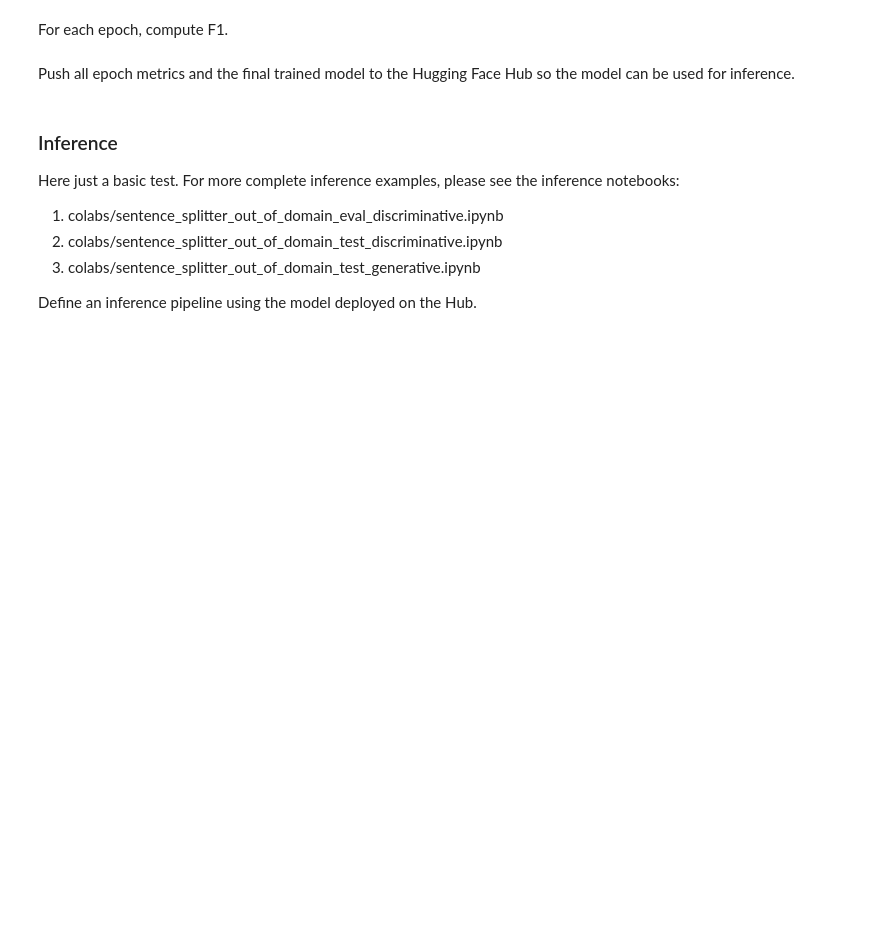
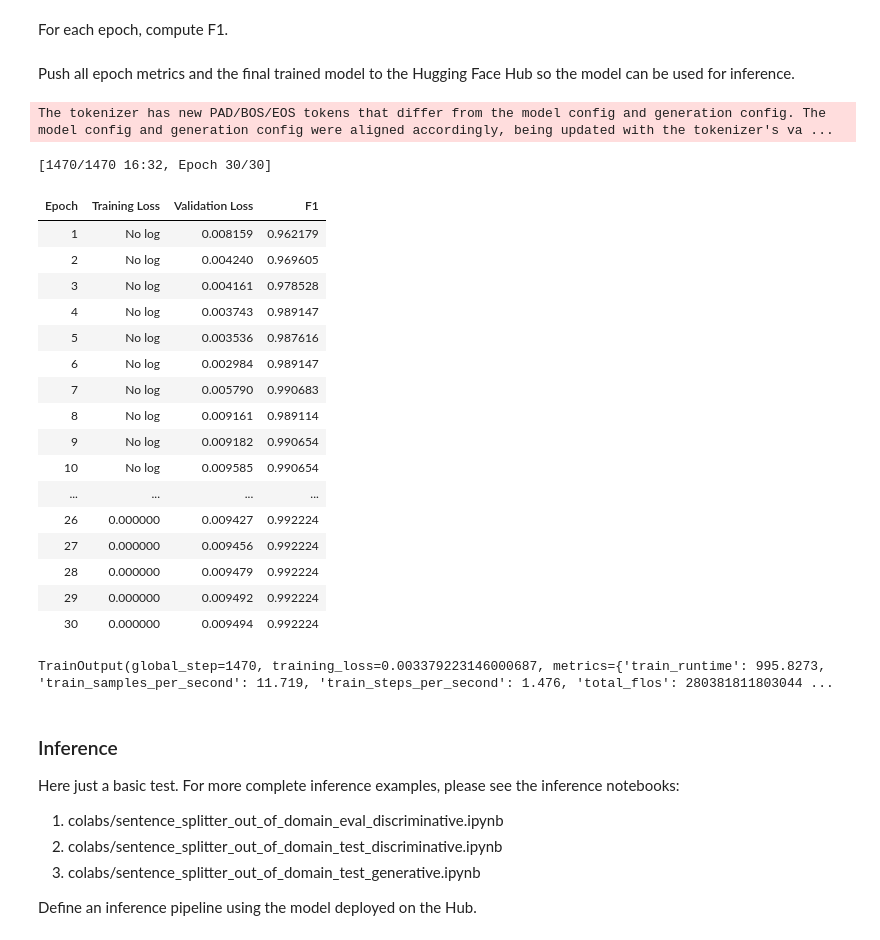
Before and after one commit to fax4ever/nlp-projects, a Jupyter notebook: sentence_splitter/colabs/sentence_splitter_discriminative_training.ipynb, the cells around one changed output. Cells and saved outputs as stored; diff of their text form; code cells hidden in the pictures; blank space fills up the shorter version.

Commit message:
Gen training run (last!)

```diff
--- a/sentence_splitter/colabs/sentence_splitter_discriminative_training.ipynb
+++ b/sentence_splitter/colabs/sentence_splitter_discriminative_training.ipynb
@@ -253,17 +279,38 @@ Push all epoch metrics and the final trained model to the Hugging Face Hub so th
 # %%
 data_collator = DataCollatorForTokenClassification(tokenizer)
 
 trainer = WeightedTrainer(
     model=model,
     args=training_arguments,
     train_dataset=tokenized_dataset_dict["train"],
     eval_dataset=tokenized_dataset_dict["validation"],
     data_collator=data_collator,
     compute_metrics=compute_metrics,
     processing_class=tokenizer,
 )
 trainer.train()
-trainer.push_to_hub(commit_message="Training complete", token=os.environ['HF_TOKEN'])
+# trainer.push_to_hub(commit_message="Training complete", token=os.environ['HF_TOKEN'])
+# %% [output]
+The tokenizer has new PAD/BOS/EOS tokens that differ from the model config and generation config. The model config and generation config were aligned accordingly, being updated with the tokenizer's va ...
+[1470/1470 16:32, Epoch 30/30]
+| Epoch | Training Loss | Validation Loss | F1 |
+| 1 | No log | 0.008159 | 0.962179 |
+| 2 | No log | 0.004240 | 0.969605 |
+| 3 | No log | 0.004161 | 0.978528 |
+| 4 | No log | 0.003743 | 0.989147 |
+| 5 | No log | 0.003536 | 0.987616 |
+| 6 | No log | 0.002984 | 0.989147 |
+| 7 | No log | 0.005790 | 0.990683 |
+| 8 | No log | 0.009161 | 0.989114 |
+| 9 | No log | 0.009182 | 0.990654 |
+| 10 | No log | 0.009585 | 0.990654 |
+| ... | ... | ... | ... |
+| 26 | 0.000000 | 0.009427 | 0.992224 |
+| 27 | 0.000000 | 0.009456 | 0.992224 |
+| 28 | 0.000000 | 0.009479 | 0.992224 |
+| 29 | 0.000000 | 0.009492 | 0.992224 |
+| 30 | 0.000000 | 0.009494 | 0.992224 |
+TrainOutput(global_step=1470, training_loss=0.003379223146000687, metrics={'train_runtime': 995.8273, 'train_samples_per_second': 11.719, 'train_steps_per_second': 1.476, 'total_flos': 280381811803044 ...
 # %% [markdown]
 ### Inference
 
```
Also changed, not shown: parts of 6 cells of this notebook, 2 other files.
